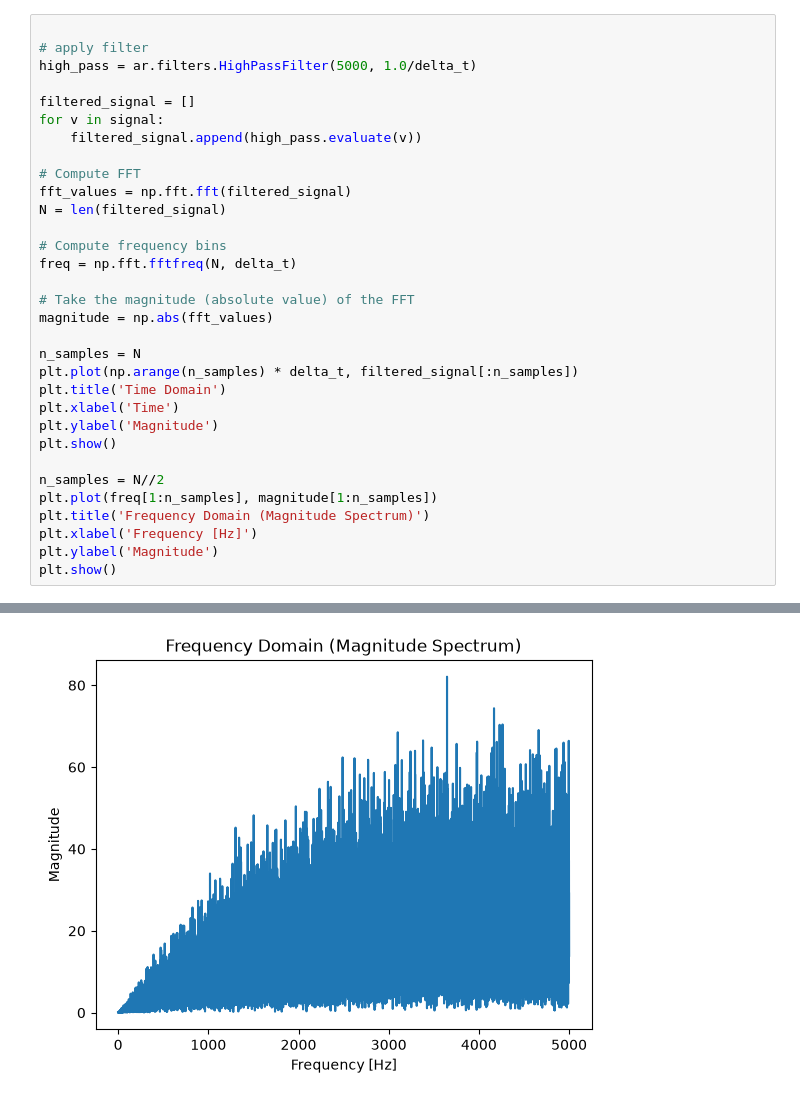
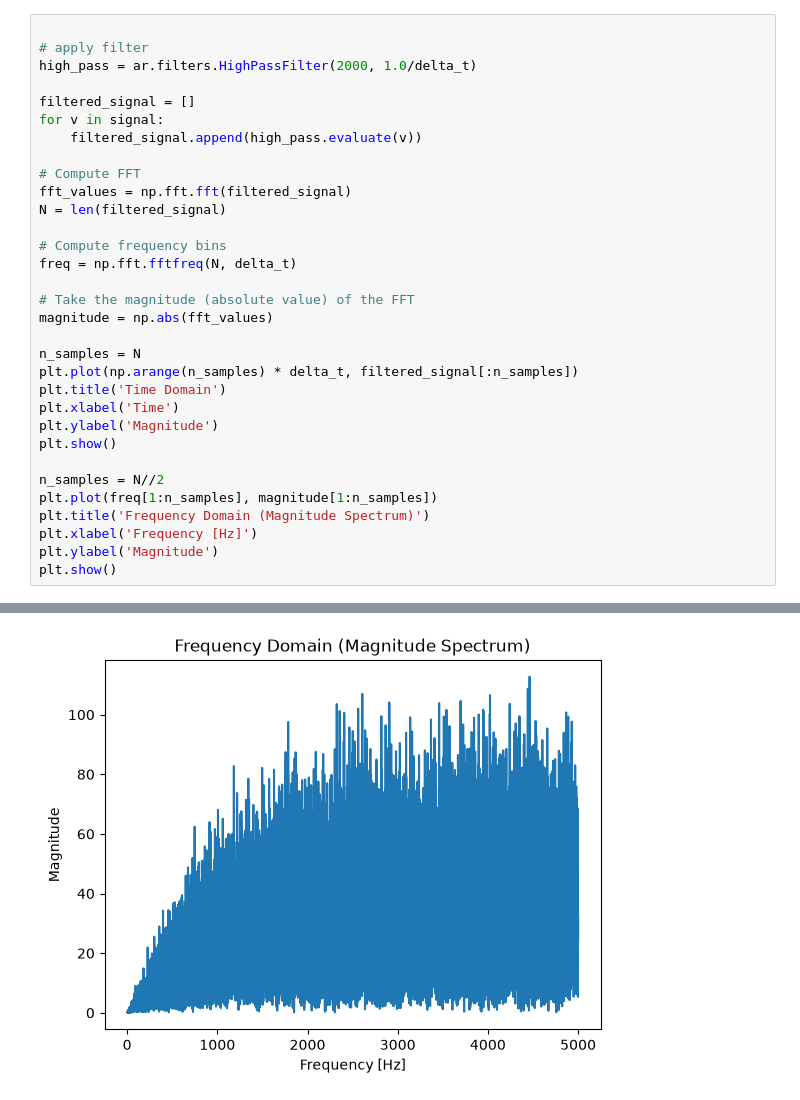
Before and after one commit to UniCT-ARSLab/arslabrobotics, a Jupyter notebook: examples/fft_filters/high_pass_test.ipynb, the cells around one changed output, grey strips where cells are left out. Saved outputs shown, nothing was run; the diff lists cells and outputs as text.

```diff
--- a/examples/fft_filters/high_pass_test.ipynb
+++ b/examples/fft_filters/high_pass_test.ipynb
@@ -48,7 +48,7 @@ plt.show()
 # %%
 
 # apply filter
-high_pass = ar.filters.HighPassFilter(5000, 1.0/delta_t)
+high_pass = ar.filters.HighPassFilter(2000, 1.0/delta_t)
 
 filtered_signal = []
 for v in signal:
@@ -82 +82 @@ plt.show()
-[figure, old version]
+[figure, new version]
```
Also changed, not shown: parts of 2 cells of this notebook, 15 other files.
